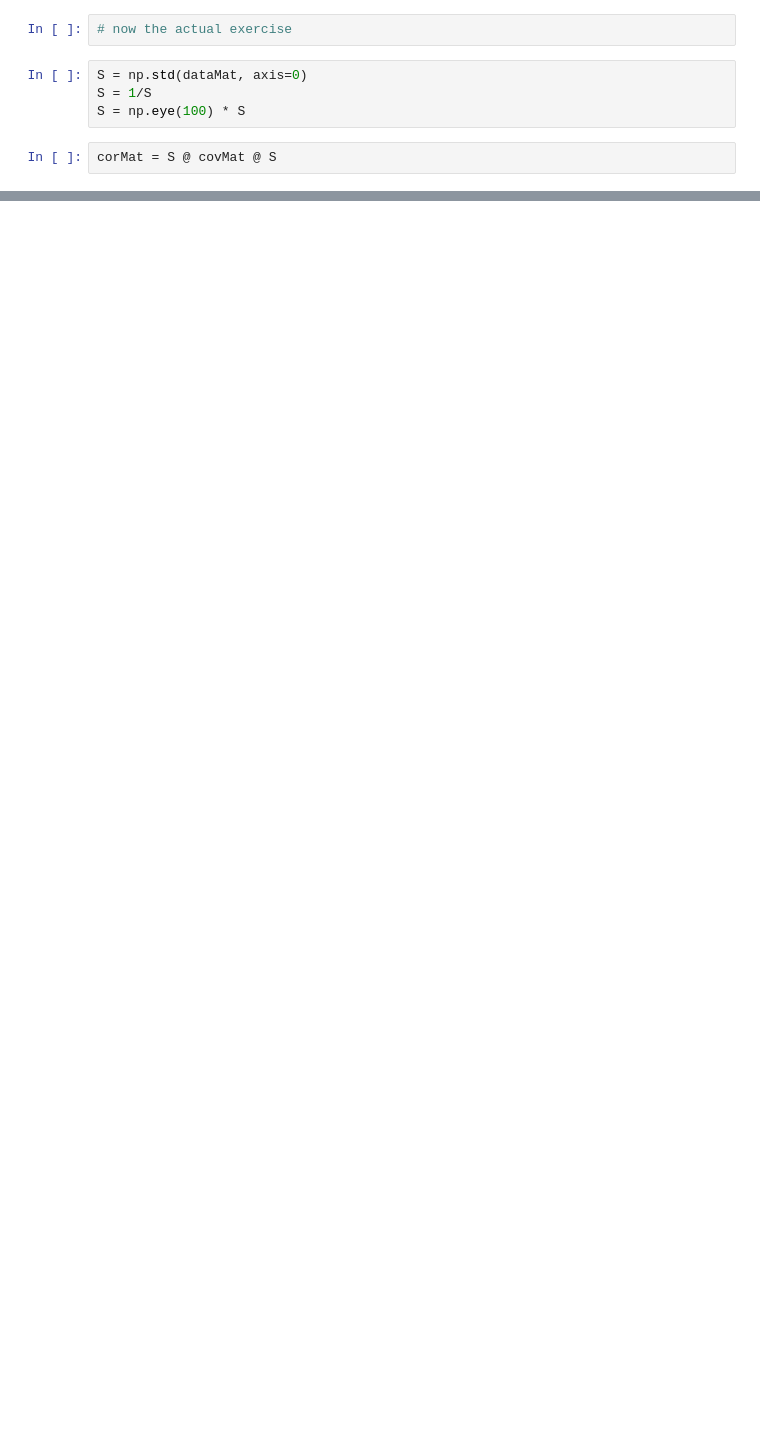
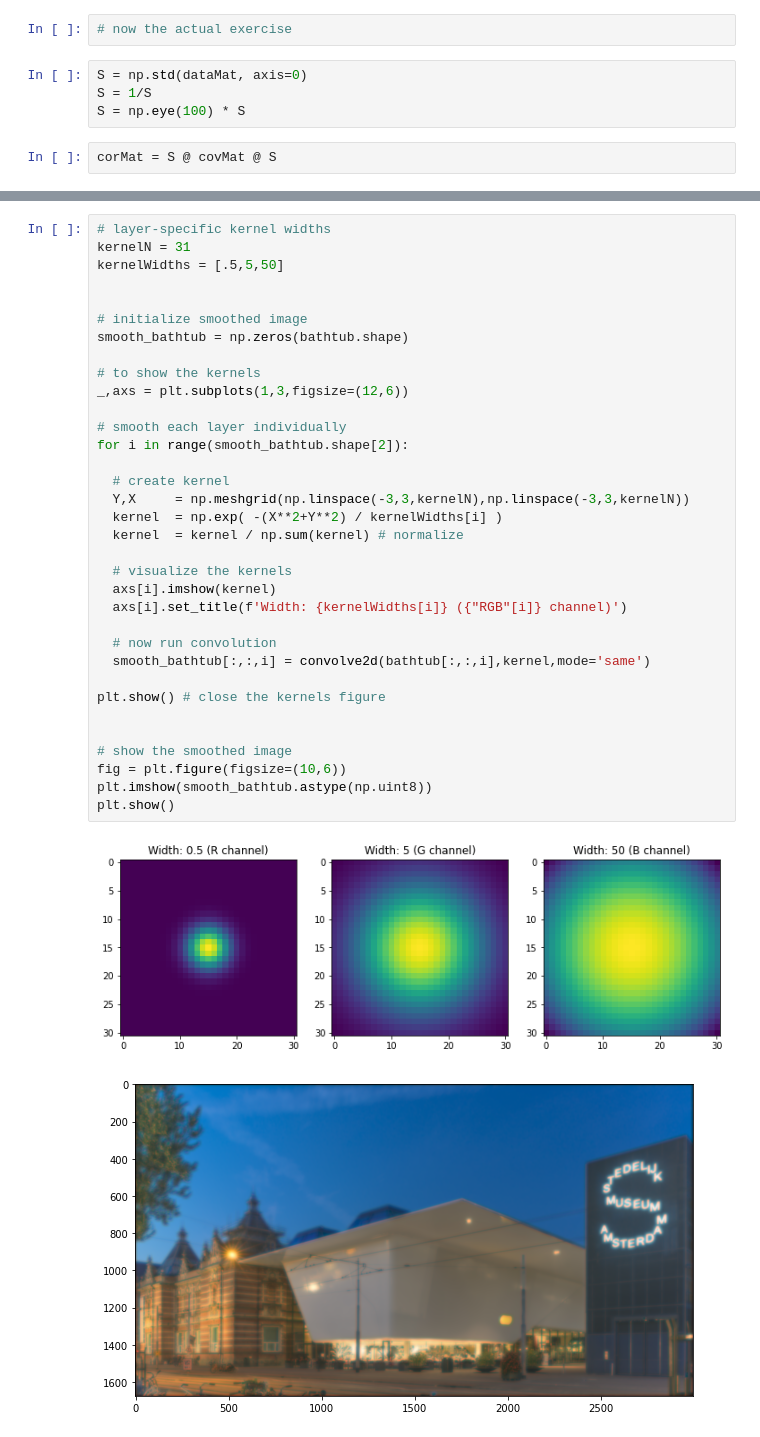
Before and after one commit to falasur/LA4DS, a Jupyter notebook: LA4DS_Ch7.ipynb, the cells around one changed output, grey strips where cells are left out. Saved outputs shown, nothing was run; the diff lists cells and outputs as text; blank space fills up the shorter version.

```diff
--- a/LA4DS_Ch7.ipynb
+++ b/LA4DS_Ch7.ipynb
@@ -104,0 +216,37 @@ plt.show()
+# %%
+# layer-specific kernel widths
+kernelN = 31
+kernelWidths = [.5,5,50]
+
+
+# initialize smoothed image
+smooth_bathtub = np.zeros(bathtub.shape)
+
+# to show the kernels
+_,axs = plt.subplots(1,3,figsize=(12,6))
+
+# smooth each layer individually
+for i in range(smooth_bathtub.shape[2]):
+
+  # create kernel
+  Y,X     = np.meshgrid(np.linspace(-3,3,kernelN),np.linspace(-3,3,kernelN))
+  kernel  = np.exp( -(X**2+Y**2) / kernelWidths[i] )
+  kernel  = kernel / np.sum(kernel) # normalize
+
+  # visualize the kernels
+  axs[i].imshow(kernel)
+  axs[i].set_title(f'Width: {kernelWidths[i]} ({"RGB"[i]} channel)')
+
+  # now run convolution
+  smooth_bathtub[:,:,i] = convolve2d(bathtub[:,:,i],kernel,mode='same')
+
+plt.show() # close the kernels figure
+
+
+# show the smoothed image
+fig = plt.figure(figsize=(10,6))
+plt.imshow(smooth_bathtub.astype(np.uint8))
+plt.show()
+# %% [output]
+[figure, added]
+[figure, added]
```
Also changed, not shown: parts of 24 cells of this notebook.
